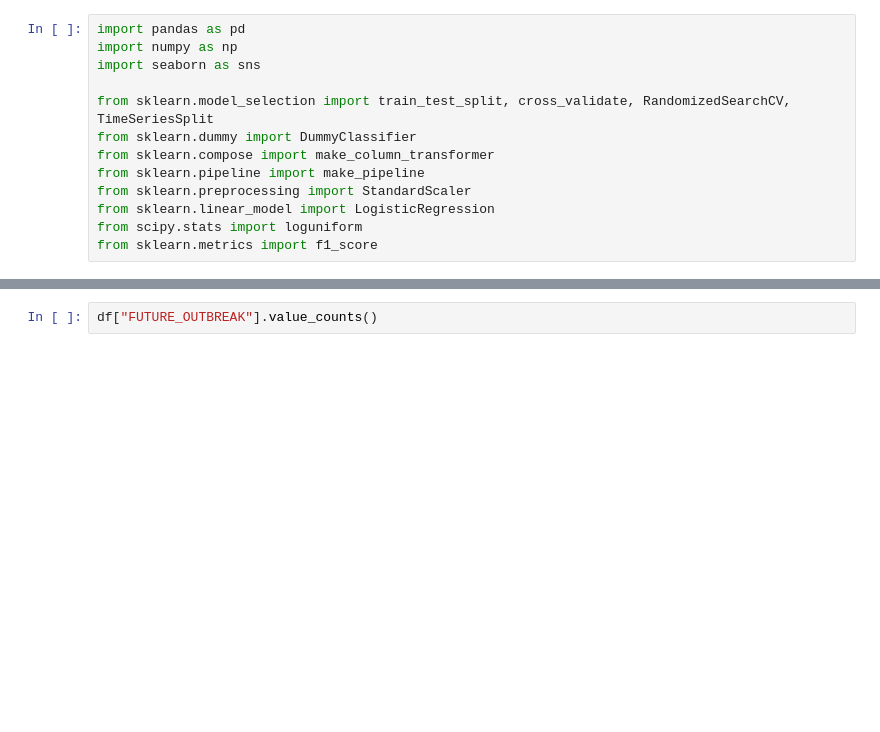
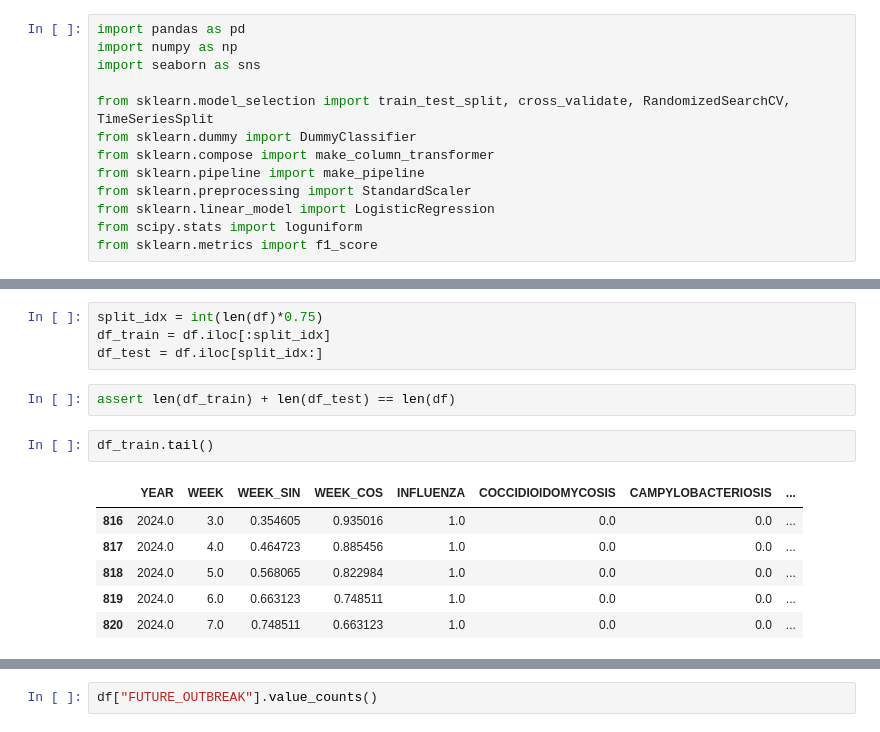
Before and after one commit to dave22r/RegionalOutbreakPredictor, a Jupyter notebook: ml/notebooks/model_experimenting.ipynb, the cells around one changed output, grey strips where cells are left out. Drawn from its saved outputs; the diff is of its cells as text; blank space fills up the shorter version.

```diff
--- a/ml/notebooks/model_experimenting.ipynb
+++ b/ml/notebooks/model_experimenting.ipynb
@@ -28,0 +42,15 @@ df.head()
+# %%
+split_idx = int(len(df)*0.75)
+df_train = df.iloc[:split_idx]
+df_test = df.iloc[split_idx:]
+# %%
+assert len(df_train) + len(df_test) == len(df)
+# %%
+df_train.tail()
+# %% [output]
+|  | YEAR | WEEK | WEEK_SIN | WEEK_COS | INFLUENZA | COCCIDIOIDOMYCOSIS | CAMPYLOBACTERIOSIS | ... |
+| 816 | 2024.0 | 3.0 | 0.354605 | 0.935016 | 1.0 | 0.0 | 0.0 | ... |
+| 817 | 2024.0 | 4.0 | 0.464723 | 0.885456 | 1.0 | 0.0 | 0.0 | ... |
+| 818 | 2024.0 | 5.0 | 0.568065 | 0.822984 | 1.0 | 0.0 | 0.0 | ... |
+| 819 | 2024.0 | 6.0 | 0.663123 | 0.748511 | 1.0 | 0.0 | 0.0 | ... |
+| 820 | 2024.0 | 7.0 | 0.748511 | 0.663123 | 1.0 | 0.0 | 0.0 | ... |
```
Also changed, not shown: parts of 5 cells of this notebook, 4 other files.
